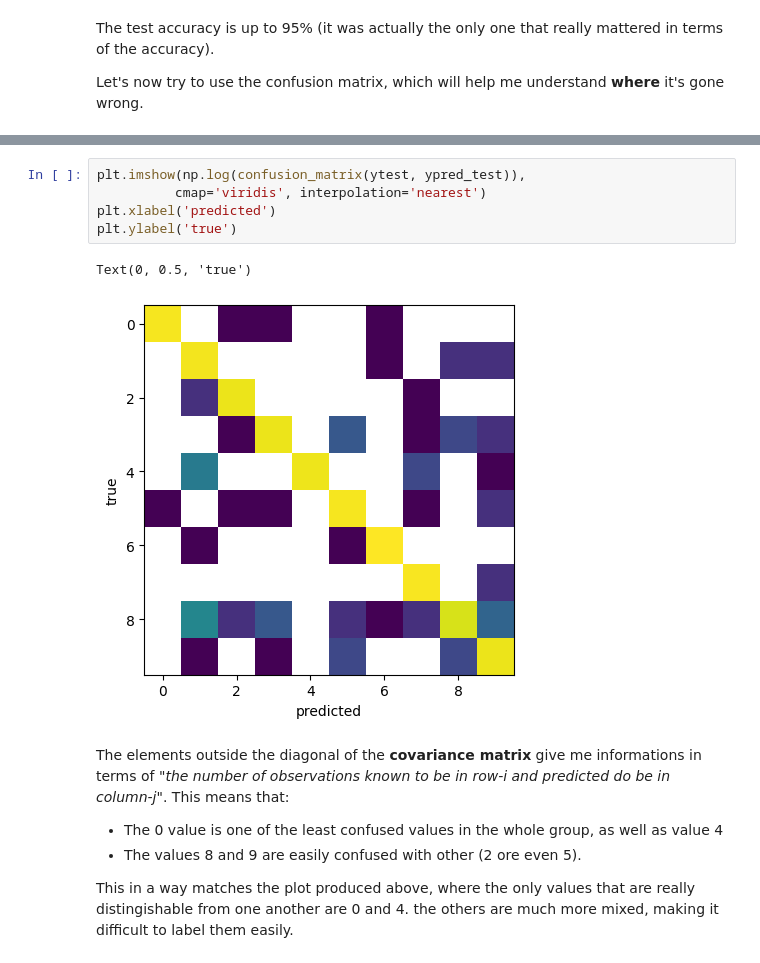
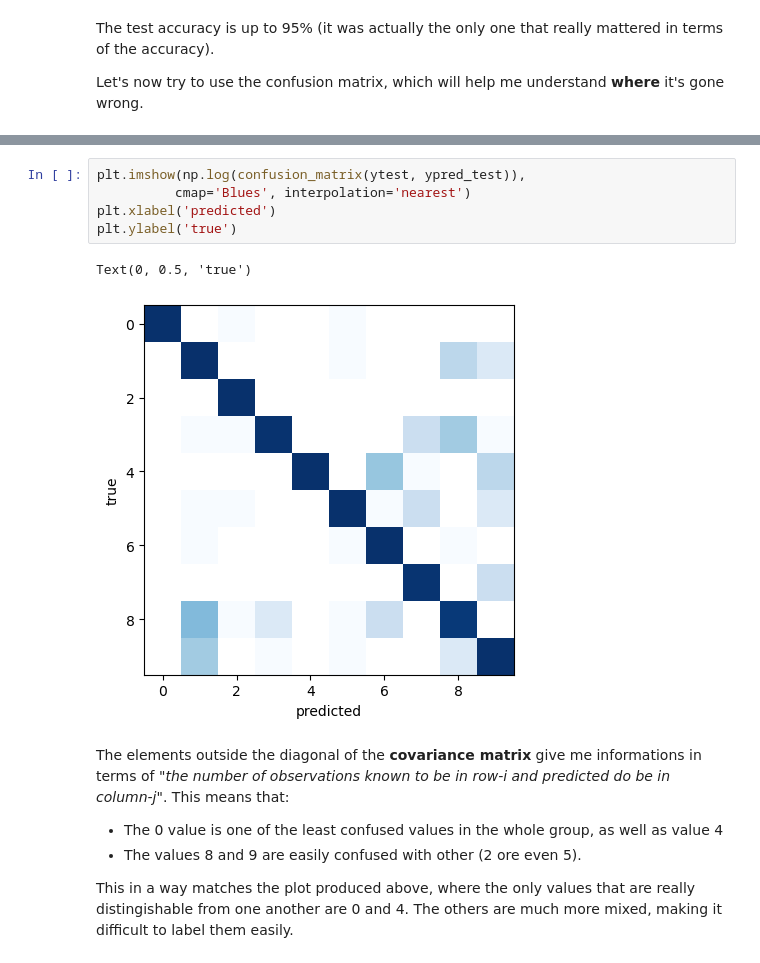
Before and after one commit to SimoneArienti/astrostatistics_bicocca_2024, a Jupyter notebook: working/Ex 11 Handwritten Digits.ipynb, the cells around one changed output, grey strips where cells are left out. Saved outputs shown, nothing was run; the diff lists cells and outputs as text.

```diff
--- a/working/Ex 11 Handwritten Digits.ipynb
+++ b/working/Ex 11 Handwritten Digits.ipynb
@@ -226,15 +261,15 @@ print(confusion_matrix(ytest, ypred_test))
 # %%
 plt.imshow(np.log(confusion_matrix(ytest, ypred_test)),
-          cmap='viridis', interpolation='nearest')
+          cmap='Blues', interpolation='nearest')
 plt.xlabel('predicted')
 plt.ylabel('true')
 # %% [output]
 Text(0, 0.5, 'true')
-[figure, old version]
+[figure, new version]
 # %% [markdown]
 The elements outside the diagonal of the **covariance matrix** give me informations in terms of "*the number of observations known to be in row-i and predicted do be in column-j*". This means that:
 
 - The 0 value is one of the least confused values in the whole group, as well as value 4
 - The values 8 and 9 are easily confused with other (2 ore even 5).
 
-This in a way matches the plot produced above, where the only values that are really distingishable from one another are 0 and 4. the others are much more mixed, making it difficult to label them easily.
+This in a way matches the plot produced above, where the only values that are really distingishable from one another are 0 and 4. The others are much more mixed, making it difficult to label them easily.
```
Also changed, not shown: parts of 23 cells of this notebook.
